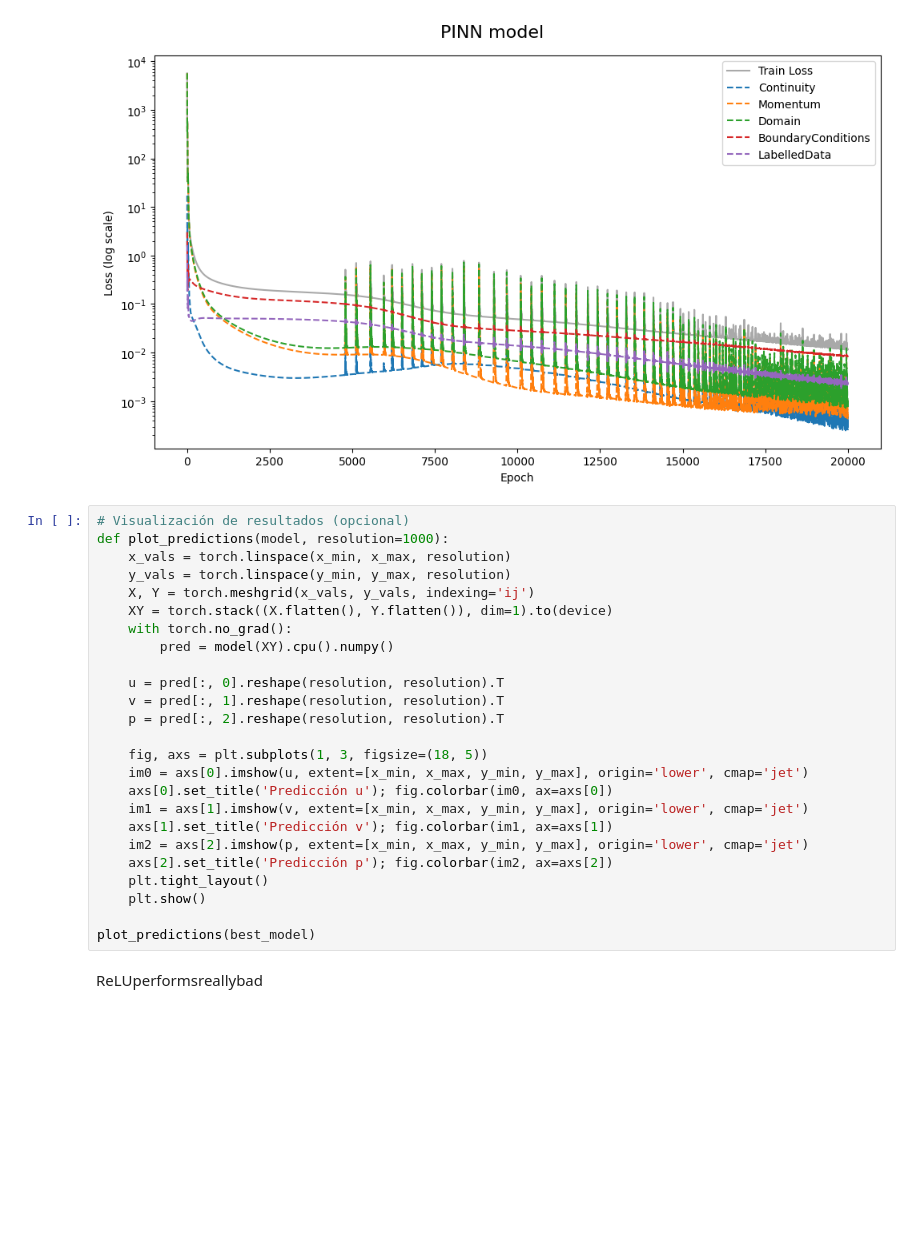
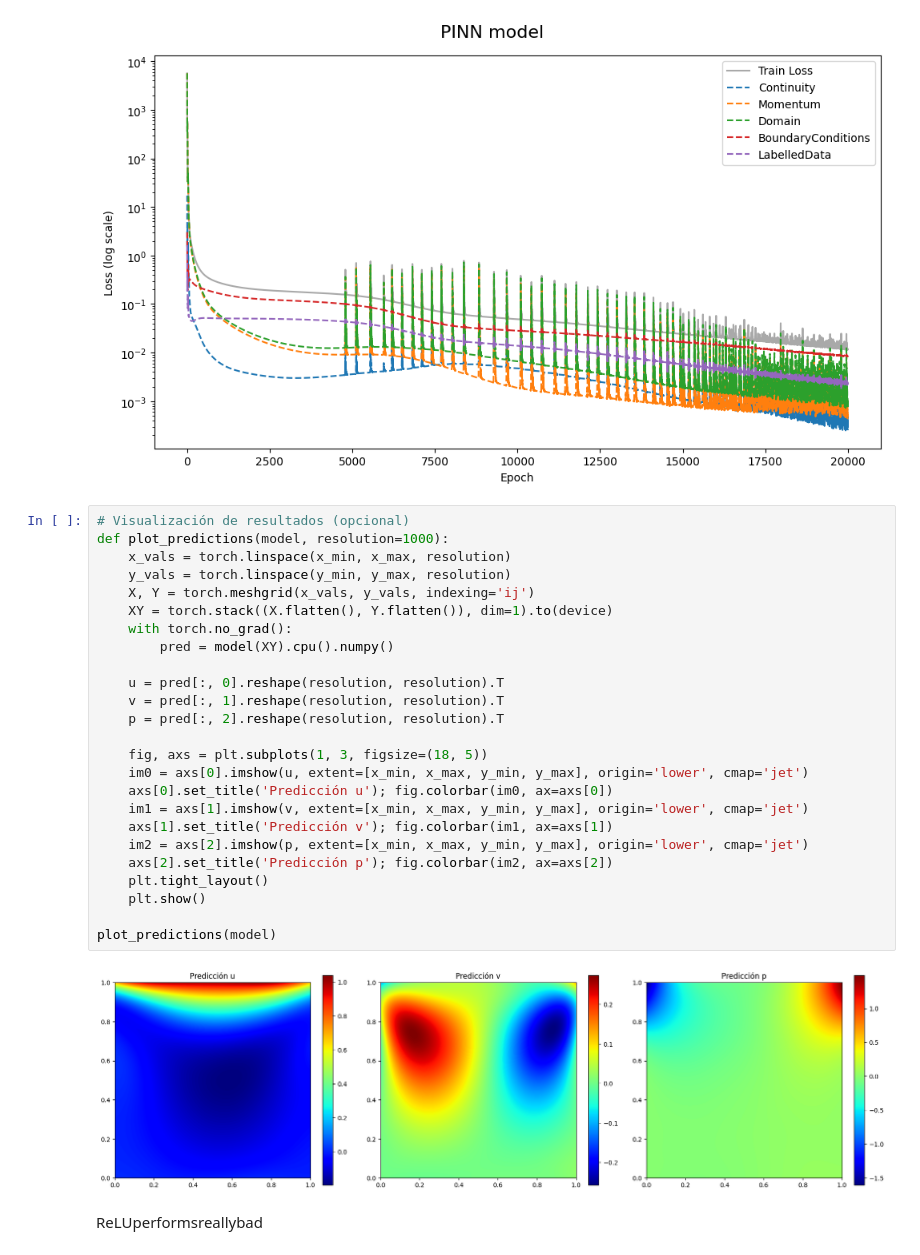
Before and after one commit to bdesia/ceia-pinn, a Jupyter notebook: tp1/ceia_tp4.ipynb, the cells around one changed output. Cells and saved outputs as stored; diff of their text form; blank space fills up the shorter version.

```diff
--- a/tp1/ceia_tp4.ipynb
+++ b/tp1/ceia_tp4.ipynb
@@ -828,27 +828,29 @@ plot_history(train_losses, val_losses, val_metrics, title = 'PINN model')
 # %%
 # Visualización de resultados (opcional)
 def plot_predictions(model, resolution=1000):
     x_vals = torch.linspace(x_min, x_max, resolution)
     y_vals = torch.linspace(y_min, y_max, resolution)
     X, Y = torch.meshgrid(x_vals, y_vals, indexing='ij')
     XY = torch.stack((X.flatten(), Y.flatten()), dim=1).to(device)
     with torch.no_grad():
         pred = model(XY).cpu().numpy()
 
     u = pred[:, 0].reshape(resolution, resolution).T
     v = pred[:, 1].reshape(resolution, resolution).T
     p = pred[:, 2].reshape(resolution, resolution).T
 
     fig, axs = plt.subplots(1, 3, figsize=(18, 5))
     im0 = axs[0].imshow(u, extent=[x_min, x_max, y_min, y_max], origin='lower', cmap='jet')
     axs[0].set_title('Predicción u'); fig.colorbar(im0, ax=axs[0])
     im1 = axs[1].imshow(v, extent=[x_min, x_max, y_min, y_max], origin='lower', cmap='jet')
     axs[1].set_title('Predicción v'); fig.colorbar(im1, ax=axs[1])
     im2 = axs[2].imshow(p, extent=[x_min, x_max, y_min, y_max], origin='lower', cmap='jet')
     axs[2].set_title('Predicción p'); fig.colorbar(im2, ax=axs[2])
     plt.tight_layout()
     plt.show()
 
-plot_predictions(best_model)
+plot_predictions(model)
+# %% [output]
+[figure, added]
 # %% [markdown]
 ReLUperformsreallybad
```
Also changed, not shown: parts of 2 cells of this notebook.
